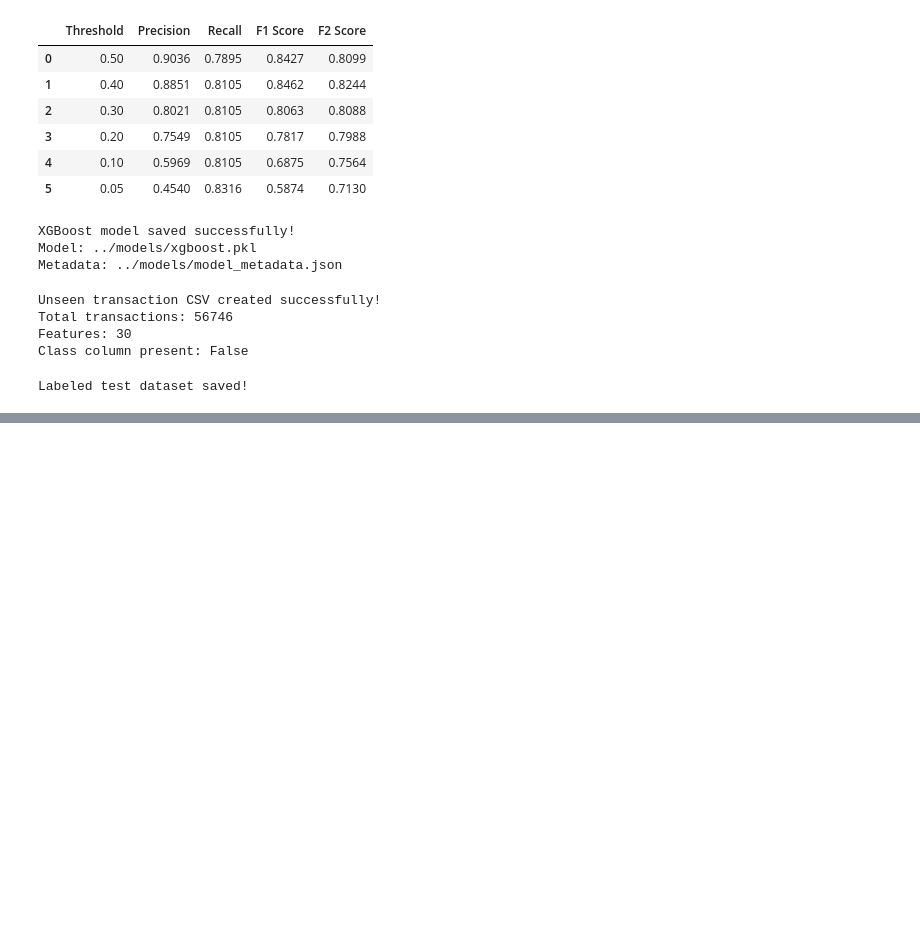
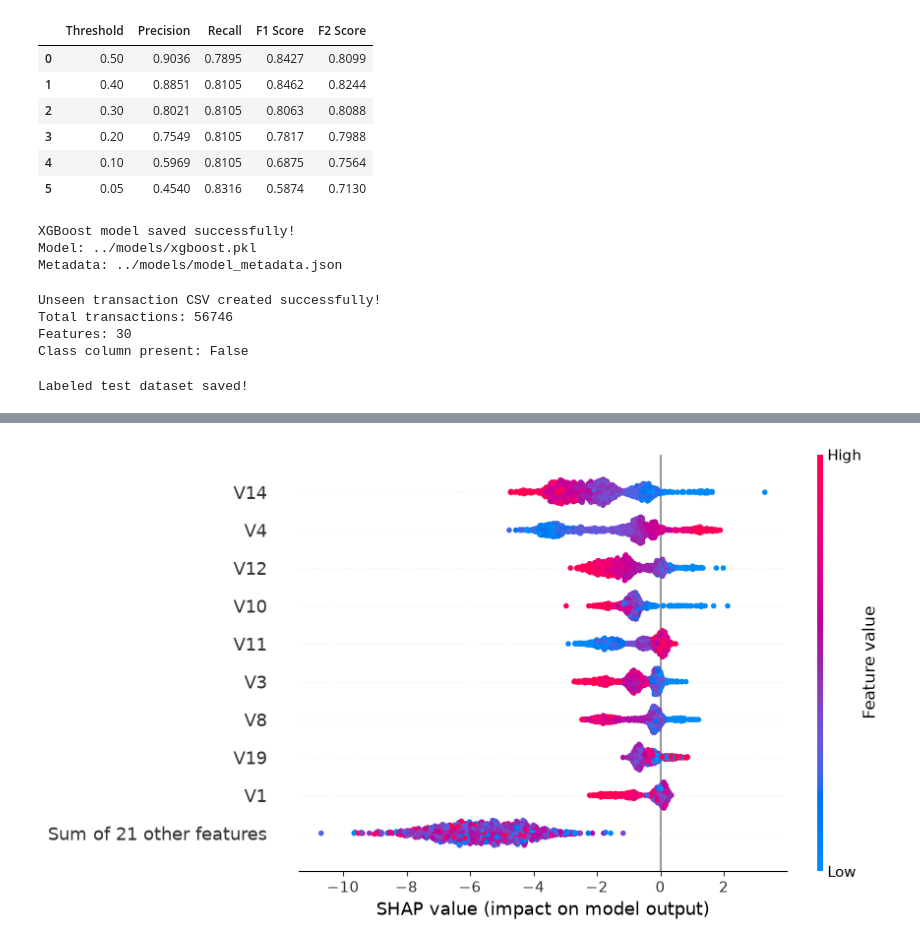
Before and after one commit to ArpitUniyal/credit-card-fraud-detection, a Jupyter notebook: notebooks/fraud_detection.ipynb, the cells around one changed output, grey strips where cells are left out. Drawn from its saved outputs; the diff is of its cells as text; code cells hidden in the pictures; blank space fills up the shorter version.

```diff
--- a/notebooks/fraud_detection.ipynb
+++ b/notebooks/fraud_detection.ipynb
@@ -611,0 +651,4 @@ Labeled test dataset saved!
+# %%
+shap.plots.beeswarm(shap_values)
+# %% [output]
+[figure, added]
```
Also changed, not shown: parts of 12 cells of this notebook, 2 other files.
